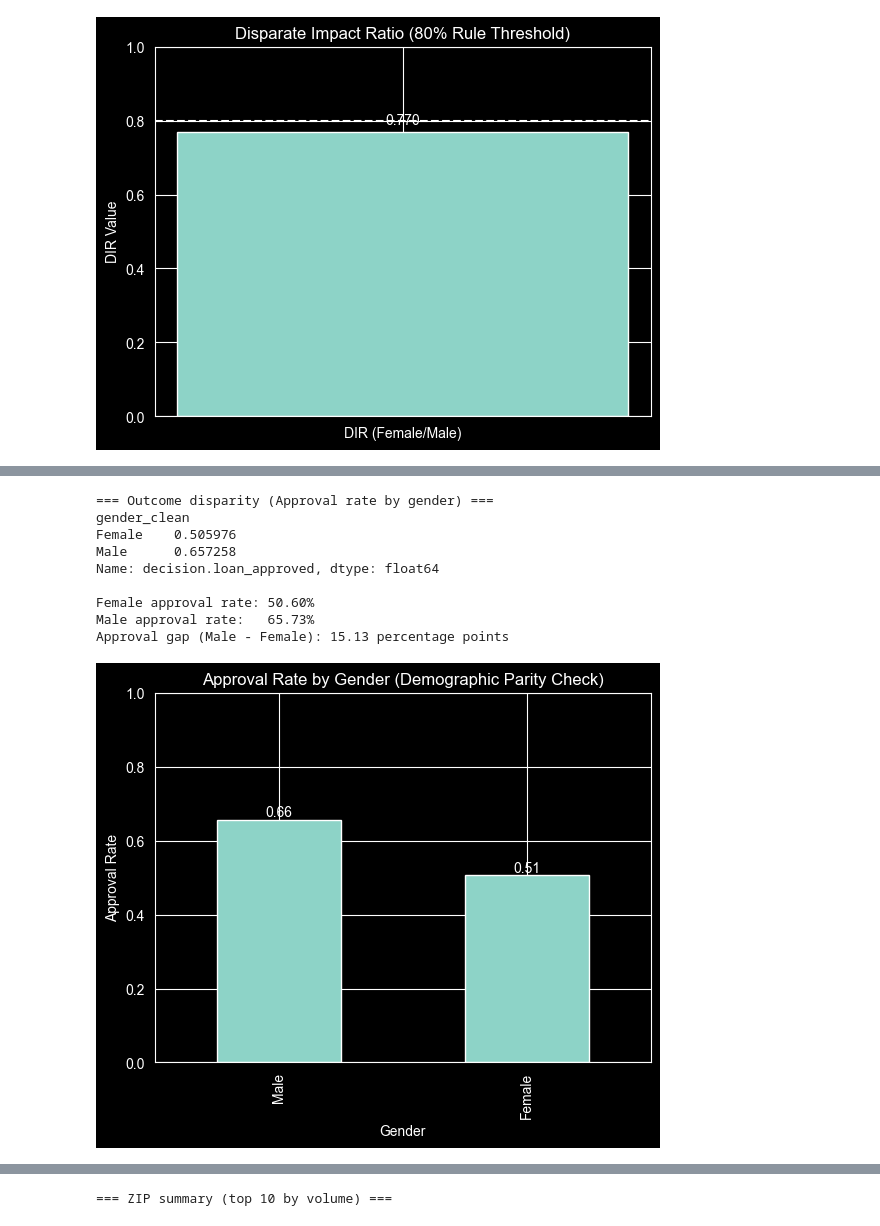
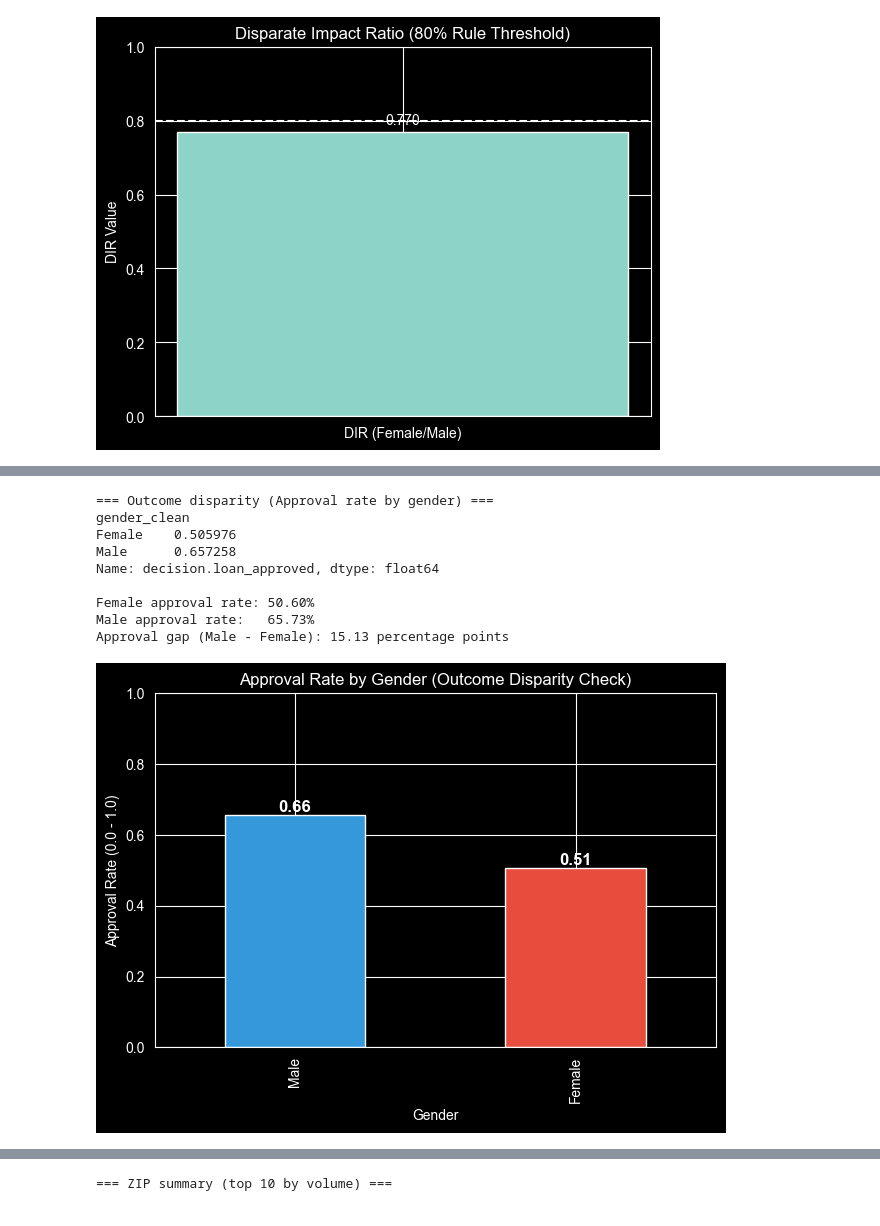
Before and after one commit to korbidietl/dego_gp_txc1, a Jupyter notebook: notebooks/03-privacy-demo.ipynb, the cells around one changed output, grey strips where cells are left out. Drawn from its saved outputs; the diff is of its cells as text; code cells hidden in the pictures.

```diff
--- a/notebooks/03-privacy-demo.ipynb
+++ b/notebooks/03-privacy-demo.ipynb
@@ -450,42 +370,38 @@ The results are visualized using a bar chart to make the disparity easier to int
-# %%
-approval_rates = df.groupby("gender_clean")["decision.loan_approved"].mean()
-
-female_rate = approval_rates.loc["Female"]
-male_rate   = approval_rates.loc["Male"]
-
-gap_pp = (male_rate - female_rate) * 100
-
-print("=== Outcome disparity (Approval rate by gender) ===")
-print(approval_rates)
-
-print("\nFemale approval rate: {:.2f}%".format(female_rate * 100))
-print("Male approval rate:   {:.2f}%".format(male_rate * 100))
-print("Approval gap (Male - Female): {:.2f} percentage points".format(gap_pp))
-
-# Plot
-ax = approval_rates.reindex(["Male", "Female"]).plot(kind="bar")
-
-plt.title("Approval Rate by Gender (Demographic Parity Check)")
-plt.xlabel("Gender")
-plt.ylabel("Approval Rate")
-plt.ylim(0,1)
-
-for p in ax.patches:
-    ax.annotate(f"{p.get_height():.2f}",
-                (p.get_x() + p.get_width()/2, p.get_height()),
-                ha="center",
-                va="bottom")
-
-plt.show()
-# %% [output]
-=== Outcome disparity (Approval rate by gender) ===
-gender_clean
-Female    0.505976
-Male      0.657258
-Name: decision.loan_approved, dtype: float64
-
-Female approval rate: 50.60%
-Male approval rate:   65.73%
-Approval gap (Male - Female): 15.13 percentage points
-[figure, removed]
+# %%
+approval_rates = df.groupby("gender_clean")["decision.loan_approved"].mean()
+female_rate = approval_rates.loc["Female"]
+male_rate   = approval_rates.loc["Male"]
+gap_pp = (male_rate - female_rate) * 100
+print("=== Outcome disparity (Approval rate by gender) ===")
+print(approval_rates)
+
+print("\nFemale approval rate: {:.2f}%".format(female_rate * 100))
+print("Male approval rate:   {:.2f}%".format(male_rate * 100))
+print("Approval gap (Male - Female): {:.2f} percentage points".format(gap_pp))
+ax = approval_rates.reindex(["Male", "Female"]).plot(kind="bar", color=['#3498db', '#e74c3c'])
+plt.title("Approval Rate by Gender (Outcome Disparity Check)")
+plt.xlabel("Gender")
+plt.ylabel("Approval Rate (0.0 - 1.0)")
+plt.ylim(0, 1)
+
+for p in ax.patches:
+    ax.annotate(f"{p.get_height():.2f}",
+                (p.get_x() + p.get_width()/2, p.get_height()),
+                ha="center",
+                va="bottom",
+                fontsize=12,
+                fontweight='bold')
+plt.tight_layout()
+plt.show()
+# %% [output]
+=== Outcome disparity (Approval rate by gender) ===
+gender_clean
+Female    0.505976
+Male      0.657258
+Name: decision.loan_approved, dtype: float64
+
+Female approval rate: 50.60%
+Male approval rate:   65.73%
+Approval gap (Male - Female): 15.13 percentage points
+[figure, added]
 # %% [markdown]
```
Also changed, not shown: parts of 20 cells of this notebook.
